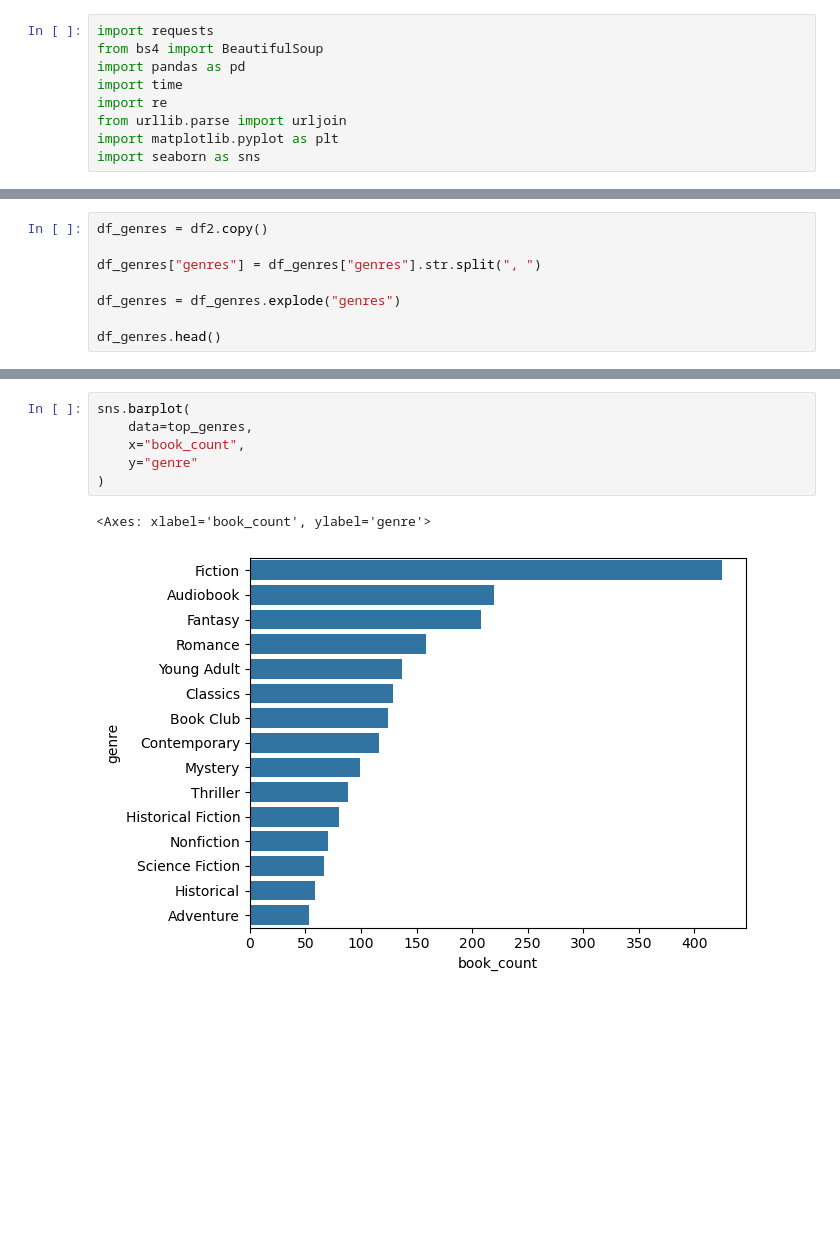
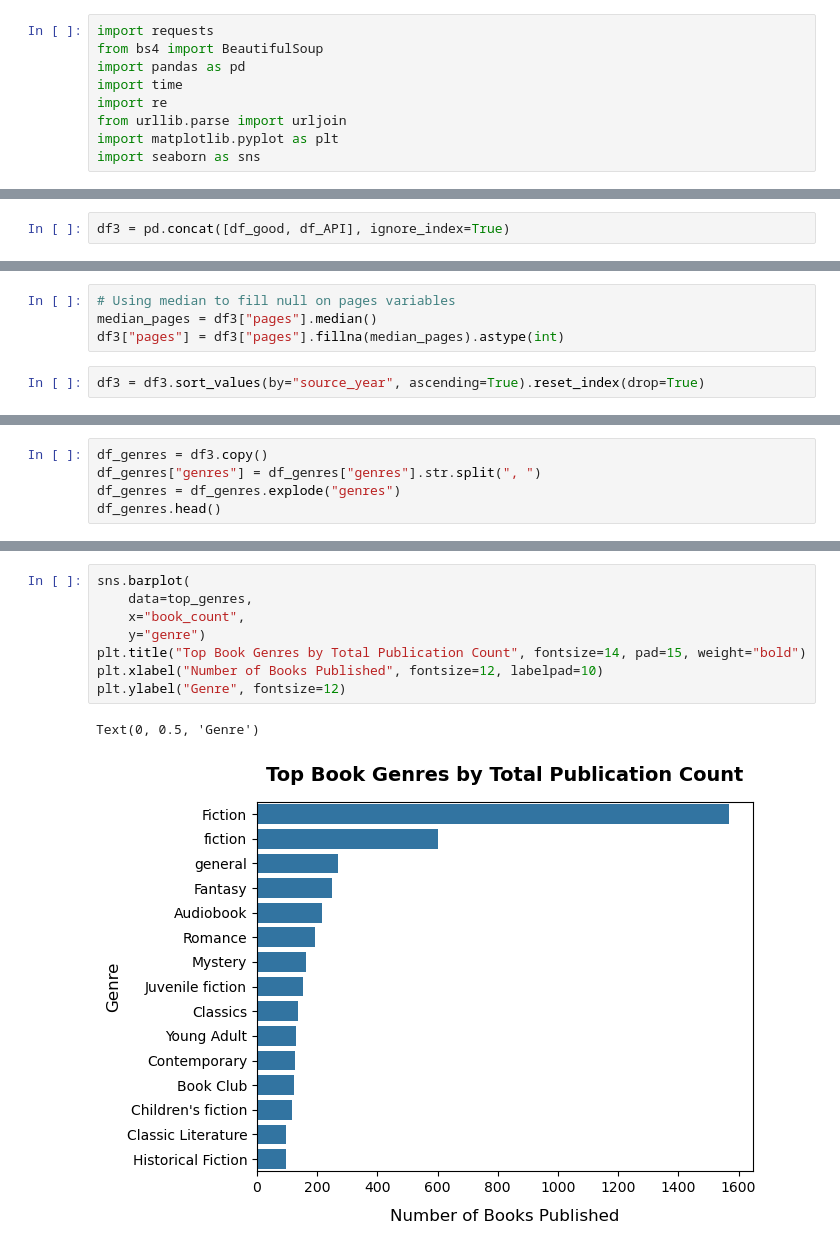
Before and after one commit to thebryanbx-cripto-32/Book_Project, a Jupyter notebook: data_1_EDA.ipynb, the cells around one changed output, grey strips where cells are left out. Cells and saved outputs as stored; diff of their text form; blank space fills up the shorter version.

```diff
--- a/data_1_EDA.ipynb
+++ b/data_1_EDA.ipynb
@@ -25 +70,3 @@ df2
+# %%
+df3 = pd.concat([df_good, df_API], ignore_index=True)
 # %%
@@ -113,0 +107,6 @@ Name: count, Length: 447, dtype: int64
+# %%
+# Using median to fill null on pages variables
+median_pages = df3["pages"].median()
+df3["pages"] = df3["pages"].fillna(median_pages).astype(int)
+# %%
+df3 = df3.sort_values(by="source_year", ascending=True).reset_index(drop=True)
@@ -190,9 +193,6 @@ average_rating  0.261364        1.000000
 # %%
-df_genres = df2.copy()
-
+df_genres = df3.copy()
 df_genres["genres"] = df_genres["genres"].str.split(", ")
-
 df_genres = df_genres.explode("genres")
-
 df_genres.head()
 # %% [output]
@@ -236,9 +236,11 @@ top_genres
 # %%
 sns.barplot(
     data=top_genres,
     x="book_count",
-    y="genre"
-)
+    y="genre")
+plt.title("Top Book Genres by Total Publication Count", fontsize=14, pad=15, weight="bold")
+plt.xlabel("Number of Books Published", fontsize=12, labelpad=10)
+plt.ylabel("Genre", fontsize=12)
 # %% [output]
-<Axes: xlabel='book_count', ylabel='genre'>
+Text(0, 0.5, 'Genre')
-[figure, old version]
+[figure, new version]
```
Also changed, not shown: parts of 21 cells of this notebook, 4 other files.
